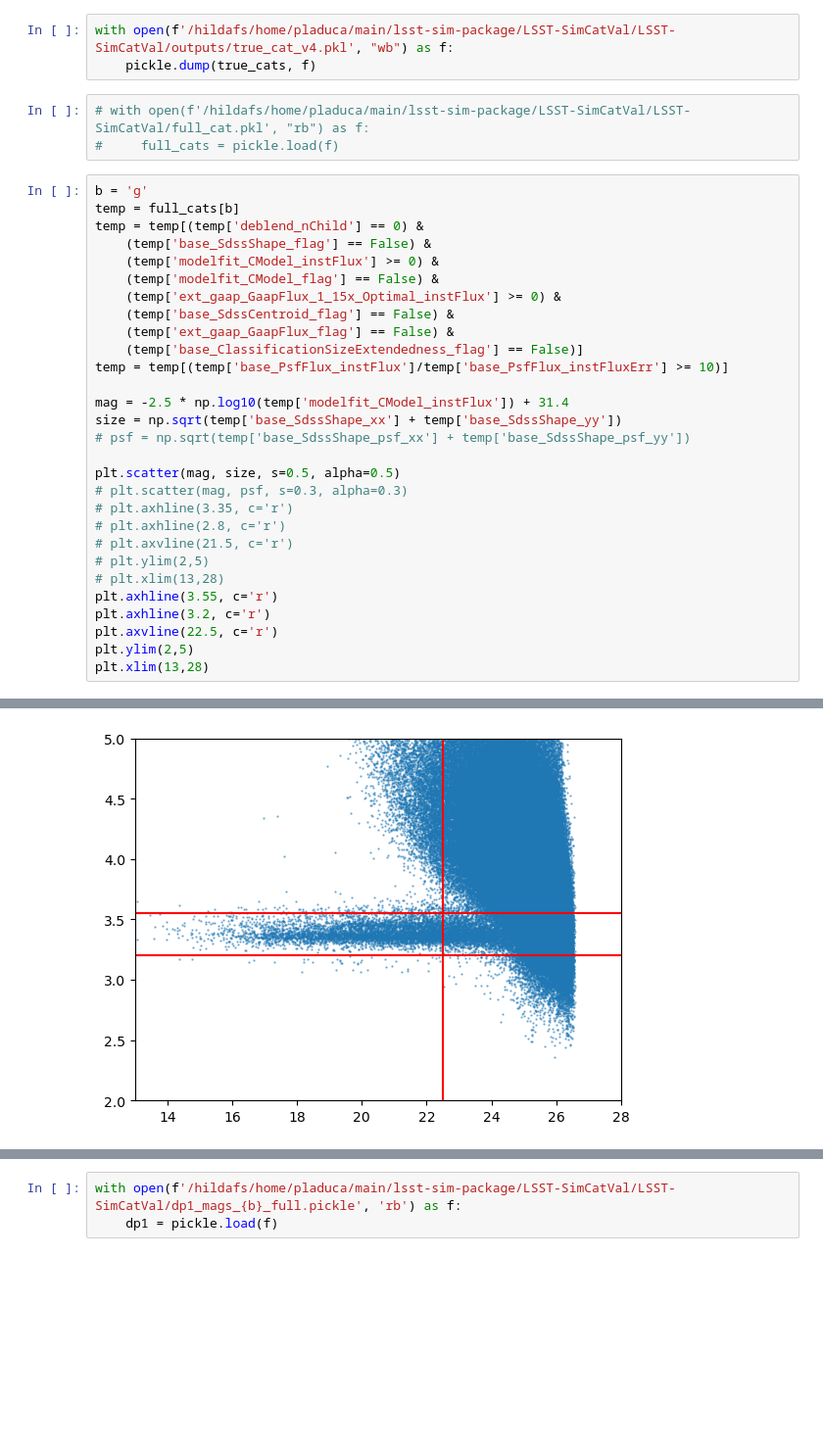
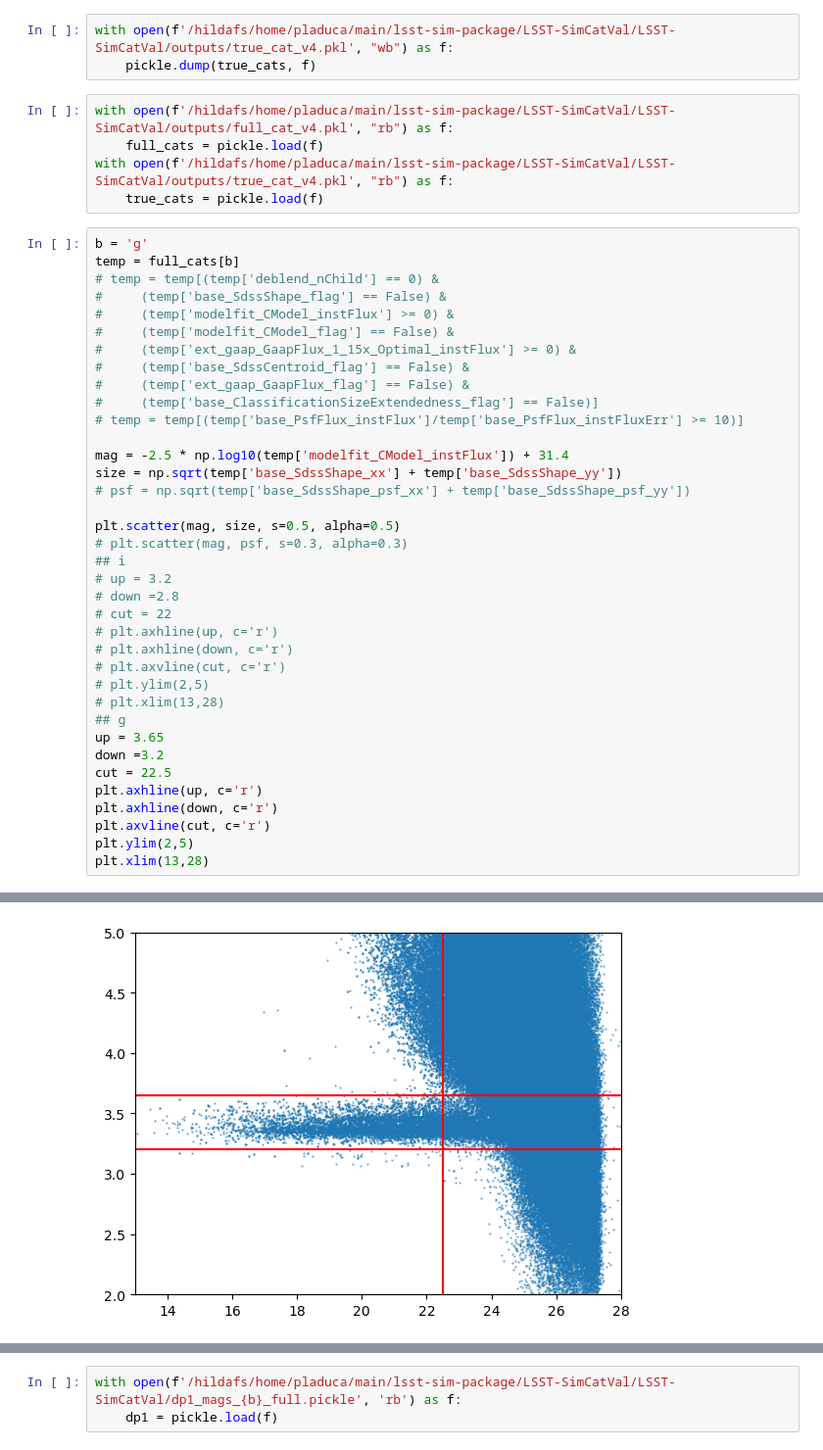
Before and after one commit to philipladuca24/LSST-SimCatVal, a Jupyter notebook: LSST-SimCatVal/full_run_plots.ipynb, the cells around one changed output, grey strips where cells are left out. Shown at 98% size. Saved outputs shown, nothing was run; the diff lists cells and outputs as text; blank space fills up the shorter version.

```diff
--- a/LSST-SimCatVal/full_run_plots.ipynb
+++ b/LSST-SimCatVal/full_run_plots.ipynb
@@ -159,38 +159,48 @@ true_cats = {
 with open(f'/hildafs/home/pladuca/main/lsst-sim-package/LSST-SimCatVal/LSST-SimCatVal/outputs/true_cat_v4.pkl', "wb") as f:
     pickle.dump(true_cats, f)
 # %%
-# with open(f'/hildafs/home/pladuca/main/lsst-sim-package/LSST-SimCatVal/LSST-SimCatVal/full_cat.pkl', "rb") as f:
-#     full_cats = pickle.load(f)
+with open(f'/hildafs/home/pladuca/main/lsst-sim-package/LSST-SimCatVal/LSST-SimCatVal/outputs/full_cat_v4.pkl', "rb") as f:
+    full_cats = pickle.load(f)
+with open(f'/hildafs/home/pladuca/main/lsst-sim-package/LSST-SimCatVal/LSST-SimCatVal/outputs/true_cat_v4.pkl', "rb") as f:
+    true_cats = pickle.load(f)
 # %%
 b = 'g'
 temp = full_cats[b]
-temp = temp[(temp['deblend_nChild'] == 0) &
-    (temp['base_SdssShape_flag'] == False) &
-    (temp['modelfit_CModel_instFlux'] >= 0) &
-    (temp['modelfit_CModel_flag'] == False) &
-    (temp['ext_gaap_GaapFlux_1_15x_Optimal_instFlux'] >= 0) &
-    (temp['base_SdssCentroid_flag'] == False) &
-    (temp['ext_gaap_GaapFlux_flag'] == False) &
-    (temp['base_ClassificationSizeExtendedness_flag'] == False)]
-temp = temp[(temp['base_PsfFlux_instFlux']/temp['base_PsfFlux_instFluxErr'] >= 10)]
+# temp = temp[(temp['deblend_nChild'] == 0) &
+#     (temp['base_SdssShape_flag'] == False) &
+#     (temp['modelfit_CModel_instFlux'] >= 0) &
+#     (temp['modelfit_CModel_flag'] == False) &
+#     (temp['ext_gaap_GaapFlux_1_15x_Optimal_instFlux'] >= 0) &
+#     (temp['base_SdssCentroid_flag'] == False) &
+#     (temp['ext_gaap_GaapFlux_flag'] == False) &
+#     (temp['base_ClassificationSizeExtendedness_flag'] == False)]
+# temp = temp[(temp['base_PsfFlux_instFlux']/temp['base_PsfFlux_instFluxErr'] >= 10)]
 
 mag = -2.5 * np.log10(temp['modelfit_CModel_instFlux']) + 31.4
 size = np.sqrt(temp['base_SdssShape_xx'] + temp['base_SdssShape_yy'])
 # psf = np.sqrt(temp['base_SdssShape_psf_xx'] + temp['base_SdssShape_psf_yy'])
 
 plt.scatter(mag, size, s=0.5, alpha=0.5)
 # plt.scatter(mag, psf, s=0.3, alpha=0.3)
-# plt.axhline(3.35, c='r')
-# plt.axhline(2.8, c='r')
-# plt.axvline(21.5, c='r')
+## i
+# up = 3.2
+# down =2.8
+# cut = 22
+# plt.axhline(up, c='r')
+# plt.axhline(down, c='r')
+# plt.axvline(cut, c='r')
 # plt.ylim(2,5)
 # plt.xlim(13,28)
-plt.axhline(3.55, c='r')
-plt.axhline(3.2, c='r')
-plt.axvline(22.5, c='r')
+## g
+up = 3.65
+down =3.2
+cut = 22.5
+plt.axhline(up, c='r')
+plt.axhline(down, c='r')
+plt.axvline(cut, c='r')
 plt.ylim(2,5)
 plt.xlim(13,28)
 # %% [output]
 (13.0, 28.0)
-[figure, old version]
+[figure, new version]
 # %%
```
Also changed, not shown: parts of 6 cells of this notebook, 2 other files.
